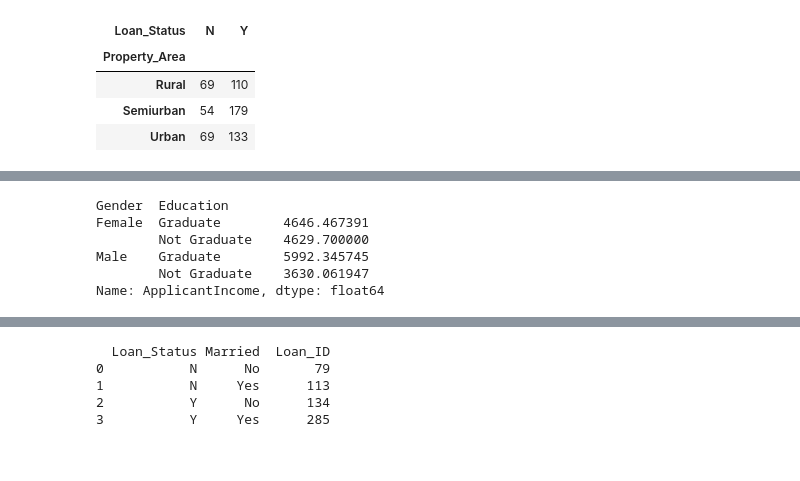
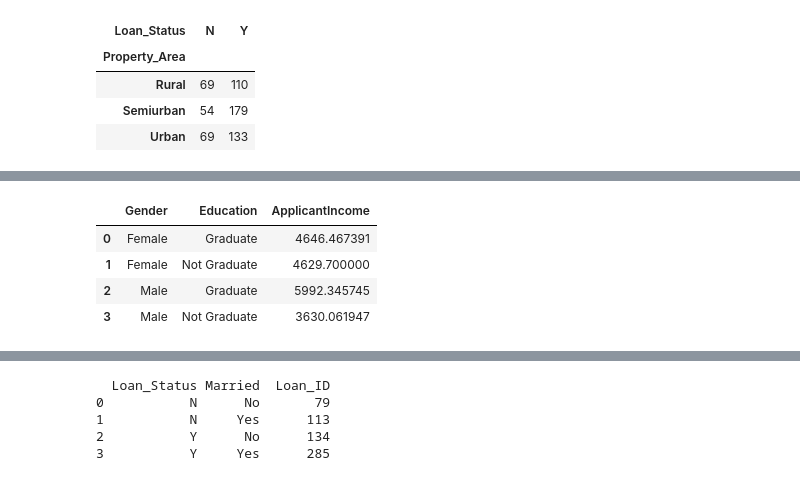
Before and after one commit to srikanthpragada/DS_01_OCT_2019, a Jupyter notebook: loan/loan_prediction.ipynb, the cells around one changed output, grey strips where cells are left out. Saved outputs shown, nothing was run; the diff lists cells and outputs as text; code cells hidden in the pictures.

```diff
--- a/loan/loan_prediction.ipynb
+++ b/loan/loan_prediction.ipynb
@@ -285,9 +301,8 @@ train.pivot_table(index='Property_Area',columns="Loan_Status", values='Loan_ID',
 # %%
-train.groupby(['Gender','Education'])['ApplicantIncome'].mean()
+train.groupby(['Gender','Education'], as_index=False)['ApplicantIncome'].mean()
 # %% [output]
-Gender  Education
-Female  Graduate        4646.467391
-        Not Graduate    4629.700000
-Male    Graduate        5992.345745
-        Not Graduate    3630.061947
-Name: ApplicantIncome, dtype: float64
+|  | Gender | Education | ApplicantIncome |
+| 0 | Female | Graduate | 4646.467391 |
+| 1 | Female | Not Graduate | 4629.700000 |
+| 2 | Male | Graduate | 5992.345745 |
+| 3 | Male | Not Graduate | 3630.061947 |
```
Also changed, not shown: parts of 12 cells of this notebook.
